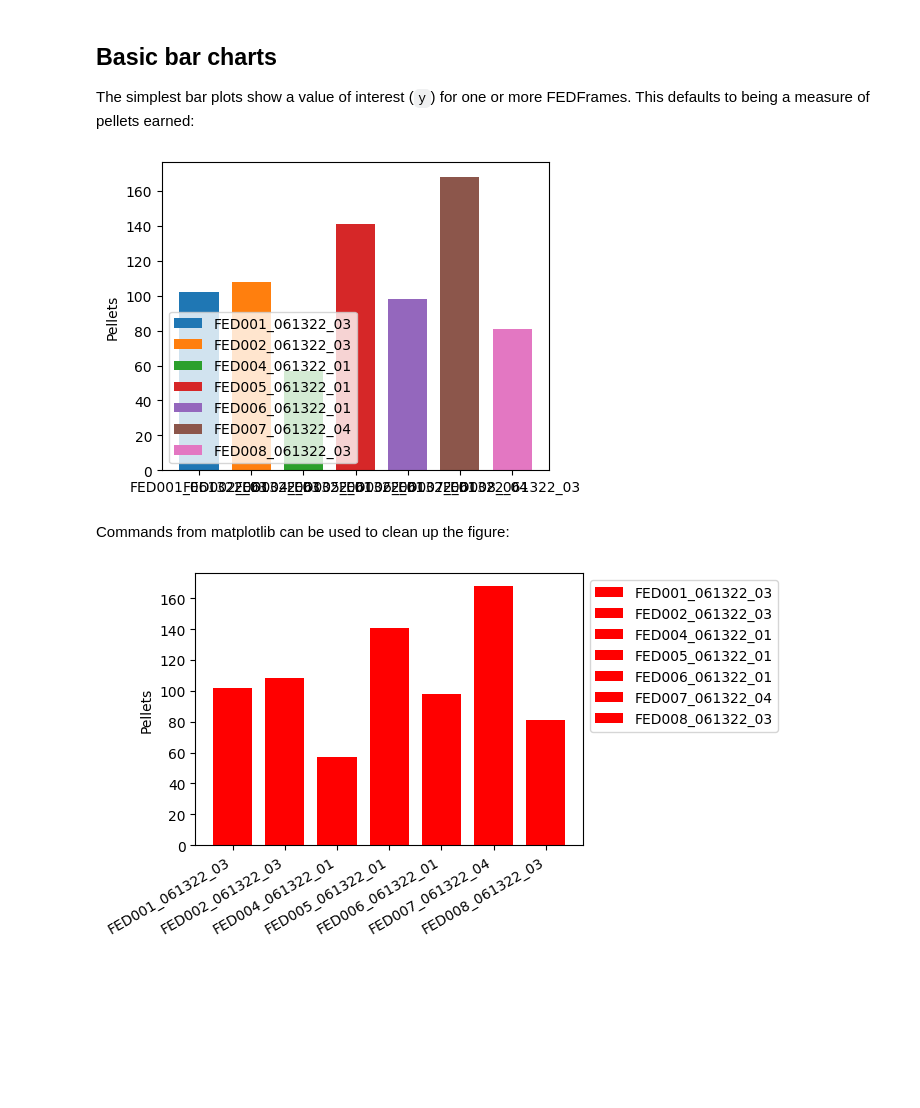
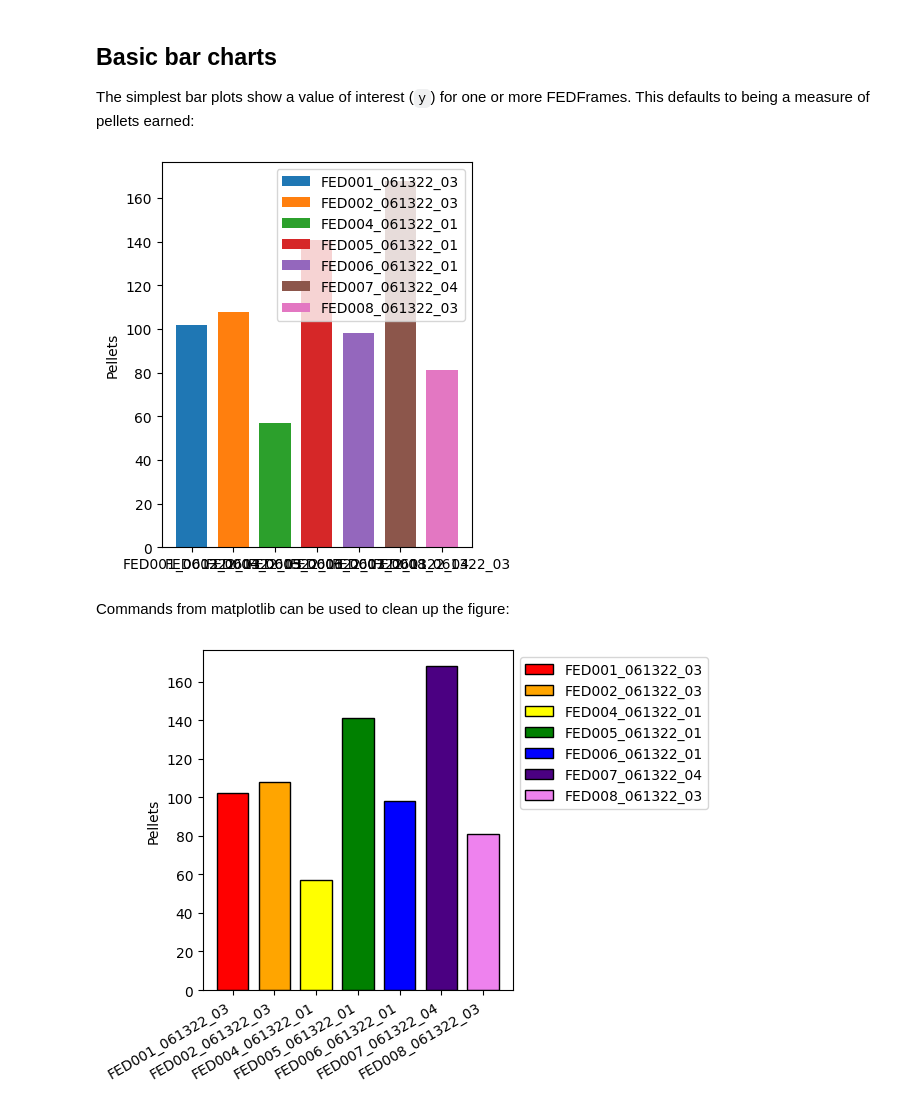
Before and after one commit to earnestt1234/fed3, a Jupyter notebook: docs/plots_barchart.ipynb, the cells around one changed output. Saved outputs shown, nothing was run; the diff lists cells and outputs as text; code cells hidden in the pictures; blank space fills up the shorter version.

```diff
--- a/docs/plots_barchart.ipynb
+++ b/docs/plots_barchart.ipynb
@@ -13,7 +13,7 @@ Some basic plotting parameters are also set for the purposes of documentation:
 %matplotlib inline
 import matplotlib.pyplot as plt
 
-plt.rcParams['figure.figsize'] = [5, 4]
+plt.rcParams['figure.figsize'] = [4, 5]
 plt.rcParams['figure.dpi'] = 100
 # %% [markdown]
 ## Basic bar charts
@@ -22,19 +22,19 @@ The simplest bar plots show a value of interest (`y`) for one or more FEDFrames.
 # %%
 fig = fplot.bar(feds)
 # %% [output]
-[figure, old version]
+[figure, new version]
 # %% [markdown]
 Commands from matplotlib can be used to clean up the figure:
 # %%
 # define some custom colors
 colors = ['red', 'orange', 'yellow', 'green', 'blue', 'indigo', 'violet']
-# colors = (c for c in colors)
 
 # replot, removing the legend so it can be explicitly placed
-fig = fplot.bar(feds, legend=False, color=colors)
+# note that fplot.argh is used to distribute the colors to each bar
+fig = fplot.bar(feds, legend=False, color=fplot.argh(colors), edgecolor='black')
 plt.legend(bbox_to_anchor=[1, 1, 0, 0])
 
 # nice command for formatting xticks
 fig.autofmt_xdate()
 # %% [output]
-[figure, old version]
+[figure, new version]
```
Also changed, not shown: parts of 14 cells of this notebook, 2 other files.
